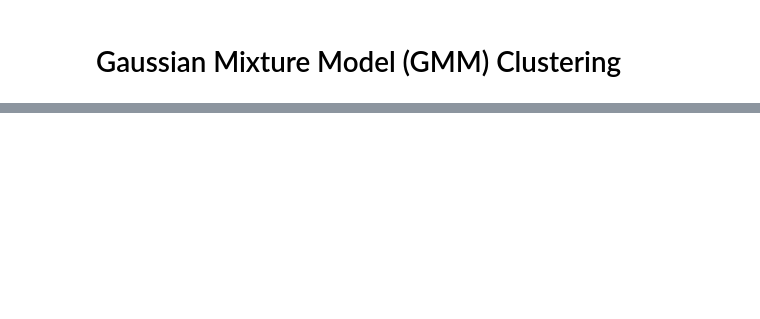
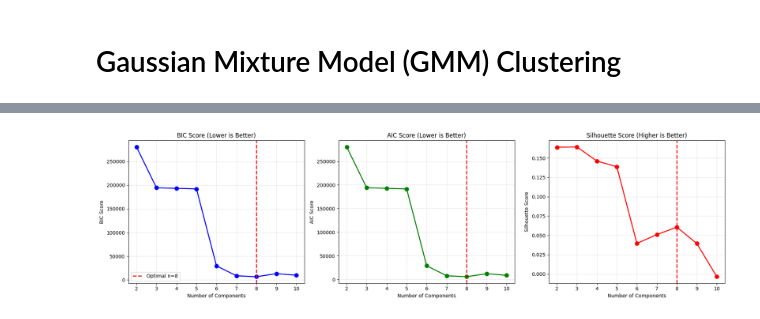
Before and after one commit to adt-kmr/VoyageAI, a Jupyter notebook: gaussian_mixture_clustering.ipynb, the cells around one changed output, grey strips where cells are left out. Saved outputs shown, nothing was run; the diff lists cells and outputs as text; code cells hidden in the pictures; blank space fills up the shorter version.

```diff
--- a/gaussian_mixture_clustering.ipynb
+++ b/gaussian_mixture_clustering.ipynb
@@ -130,0 +125,33 @@ for cov_type in covariance_types:
+# %%
+fig, axes = plt.subplots(1, 3, figsize=(18, 5))
+
+# BIC Plot
+axes[0].plot(n_components_range, bic_scores, 'bo-', linewidth=2, markersize=8)
+axes[0].axvline(x=optimal_n, color='red', linestyle='--', linewidth=2,
+                label=f'Optimal n={optimal_n}')
+axes[0].set_xlabel('Number of Components')
+axes[0].set_ylabel('BIC Score')
+axes[0].set_title('BIC Score (Lower is Better)')
+axes[0].grid(True, alpha=0.3)
+axes[0].legend()
+
+# AIC Plot
+axes[1].plot(n_components_range, aic_scores, 'go-', linewidth=2, markersize=8)
+axes[1].axvline(x=optimal_n, color='red', linestyle='--', linewidth=2)
+axes[1].set_xlabel('Number of Components')
+axes[1].set_ylabel('AIC Score')
+axes[1].set_title('AIC Score (Lower is Better)')
+axes[1].grid(True, alpha=0.3)
+
+# Silhouette Plot
+axes[2].plot(n_components_range, silhouette_scores, 'ro-', linewidth=2, markersize=8)
+axes[2].axvline(x=optimal_n, color='red', linestyle='--', linewidth=2)
+axes[2].set_xlabel('Number of Components')
+axes[2].set_ylabel('Silhouette Score')
+axes[2].set_title('Silhouette Score (Higher is Better)')
+axes[2].grid(True, alpha=0.3)
+
+plt.tight_layout()
+plt.show()
+# %% [output]
+[figure, added]
```
Also changed, not shown: parts of 12 cells of this notebook, 22 other files.
